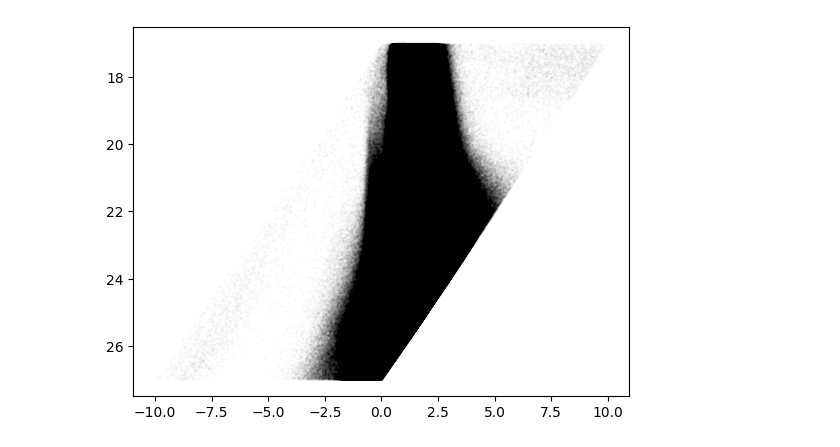
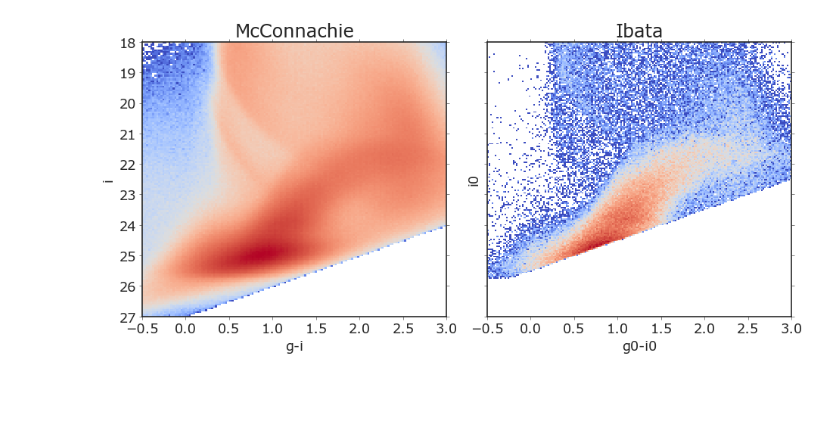
Before and after one commit to caganze/stellarstreams, a Jupyter notebook: notebooks/Pandas McConachie Data and Uncertainties.ipynb, the cells around one changed output. Saved outputs shown, nothing was run; the diff lists cells and outputs as text; code cells hidden in the pictures; blank space fills up the shorter version.

```diff
--- a/notebooks/Pandas McConachie Data and Uncertainties.ipynb
+++ b/notebooks/Pandas McConachie Data and Uncertainties.ipynb
@@ -10,5 +28,14 @@ df=pd.read_csv('/users/caganze/result_w9sh32lw5il5lpfl.tsv', sep='\t')
 # %%
 df=df[np.logical_and.reduce([df.g.values <27,\
                      df.i.values<27,
-                     df.i.values >17,
-                    df.g.values >17])].reset_index(drop=True)
+                     df.i.values >15,
+                    df.g.values >15])].reset_index(drop=True)
+# %%
+df['g-i']=df.g-df.i
+# %%
+#ibata data
+rgc='10_20'
+path_pandas= '/users/caganze/research/stellarstreams/data/pandas/'
+data=parse_single_table(path_pandas+'M31_{}kpc_new.vot'.format(rgc)).to_table().to_pandas()
+# %%
+data['g-i']=data.g0-data.i0
@@ -15,9 +44,21 @@ df=df[np.logical_and.reduce([df.g.values <27,\
 # %%
-fig, ax=plt.subplots()
-ax.scatter(df.g-df.i, df.i, s=1, alpha=0.01, c='k')
+fig, (ax, ax1)=plt.subplots(ncols=2, figsize=(12, 6), sharey=True)
+#ax.scatter(df.g-df.i, df.i, s=1, alpha=0.1, marker=',', c='k')
+ax.hist2d(df['g-i'], df.i, bins=150, cmap='coolwarm', range=[[-0.5, 3], [18, 27]],\
+          norm=mpl.colors.LogNorm())
 ax.invert_yaxis()
+
+ax1.hist2d(data['g-i'], data.i0, bins=190, cmap='coolwarm', range=[[-0.5, 3], [18, 27]],\
+           norm=mpl.colors.LogNorm())
+ax1.invert_yaxis()
+
+ax.set(xlabel='g-i', ylabel='i', title='McConnachie')
+
+ax1.set(xlabel='g0-i0', ylabel='i0', title='Ibata')
+plt.tight_layout()
+plt.savefig('../figures/pandas_ibata_mcconnachie.jpeg')
 # %% [output]
-[figure, old version]
+[figure, new version]
 # %%
 def power_law(x, alpha):
     return (x-25)**alpha
```
Also changed, not shown: parts of 10 cells of this notebook, 14 other files.
